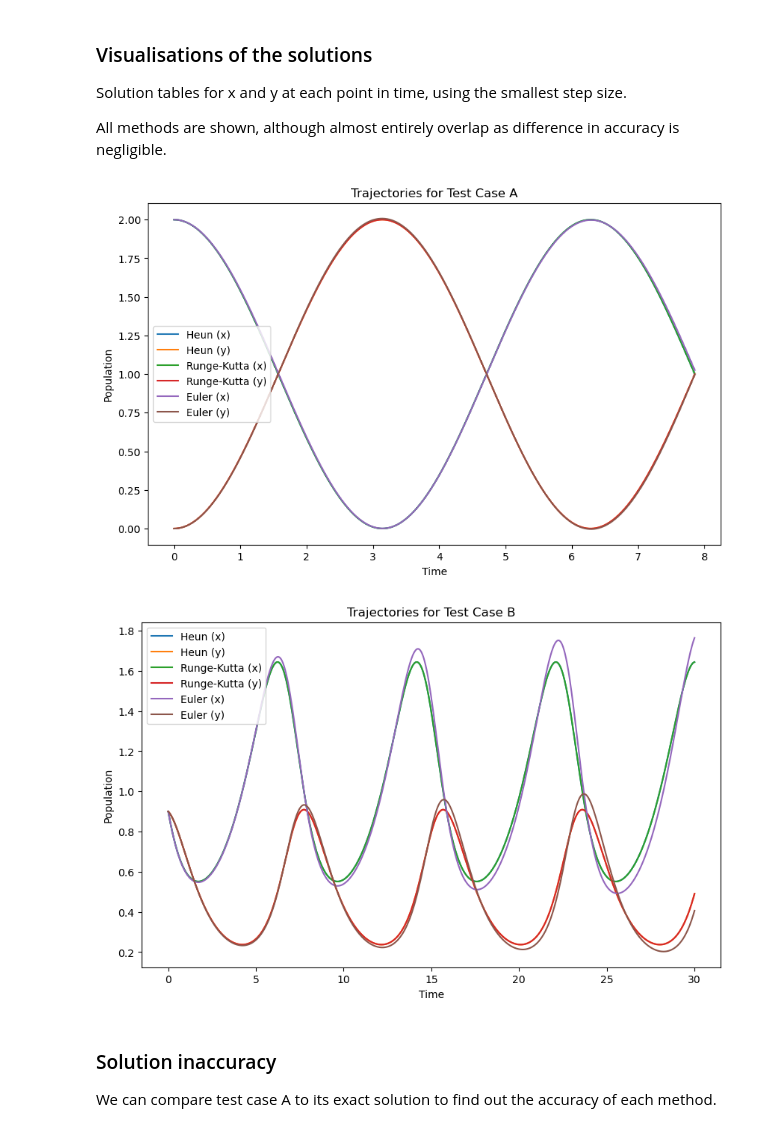
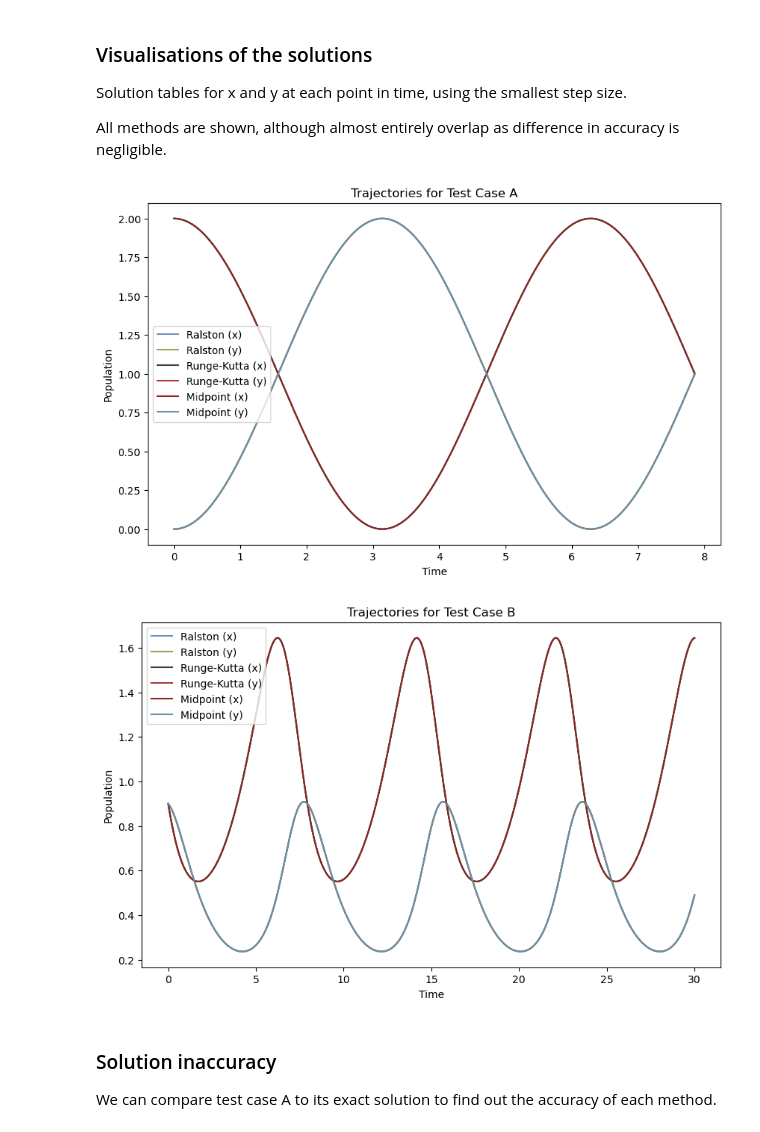
Before and after one commit to samrussell-code/numerical_scwk, a Jupyter notebook: samrussell.ipynb, the cells around one changed output. Drawn from its saved outputs; the diff is of its cells as text; code cells hidden in the pictures.

```diff
--- a/samrussell.ipynb
+++ b/samrussell.ipynb
@@ -162,8 +166,8 @@ for method in methods:
         print(f"dt = T/{dt_factor}, Total Time = {times:.6f} s")
 
         # Convert sol_ref to a NumPy array
-        if method == "Euler":
-            t_ref, sol_ref = euler_method(rhs, u0_A, 0, T_A / dt_factor, T_A)
+        if method == "Midpoint":
+            t_ref, sol_ref = midpoint_method(rhs, u0_A, 0, T_A / dt_factor, T_A)
         else:
             t_ref, sol_ref = solver(rhs, u0_A, 0, T_A / dt_factor, T_A, method)
         sol_ref = np.array(sol_ref)
@@ -186,8 +190,8 @@ for method in methods:
         print(f"dt = T/{dt_factor}, Total Time = {times:.6f} s")
 
         # Convert sol_ref to a NumPy array
-        if method == "Euler":
-            t_ref, sol_ref = euler_method(rhs_B, u0_B, 0, T_B / dt_factor, T_B)
+        if method == "Midpoint":
+            t_ref, sol_ref = midpoint_method(rhs_B, u0_B, 0, T_B / dt_factor, T_B)
         else:
             t_ref, sol_ref = solver(rhs_B, u0_B, 0, T_B / dt_factor, T_B, method)
         sol_ref = np.array(sol_ref)
@@ -225,8 +229,9 @@ Charts to display the efficiency of each method based on how long execution take
 # %%
 # Create line chart for total times for Test Case A
 plt.figure()
-for method in methods:
-    plt.plot(time_steps, total_times_A[method], marker='o', label=f"{method} (Test Case A)")
+colors=['#6C91C2','#373F47','#8C271E']
+for i, method in enumerate(methods):
+    plt.plot(time_steps, total_times_A[method], marker='o', label=f"{method} (Test Case A)", color=colors[i])
 
 plt.title("Calculation Time for Test Case A")
 plt.xlabel("Iterations")
@@ -237,8 +242,8 @@ plt.show()
 
 # Create line chart for total times for Test Case B
 plt.figure()
-for method in methods:
-    plt.plot(time_steps, total_times_B[method], marker='o', label=f"{method} (Test Case B)")
+for i, method in enumerate(methods):
+    plt.plot(time_steps, total_times_B[method], marker='o', label=f"{method} (Test Case B)", color=colors[i])
 
 plt.title("Calculation Time for Test Case B")
 plt.xlabel("Iterations")
@@ -257,40 +262,41 @@ All methods are shown, although almost entirely overlap as difference in accurac
 # %%
 # Plotting trajectories for Test Case A
 plt.figure(figsize=(10, 6))
-for method in methods:
-    if method == "Euler":
-        t, sol = euler_method(rhs, u0_A, 0, T_A / 1600, T_A)
+colors_2=['#90A959','#A63D40','#6494AA']
+for i, method in enumerate(methods):
+    if method == "Midpoint":
+        t, sol = midpoint_method(rhs, u0_A, 0, T_A / 1600, T_A)
     else:
         t, sol = solver(rhs, u0_A, 0, T_A / 1600, T_A, method)
     sol = np.array(sol)
-    plt.plot(t, sol[:, 0], label=f"{method} (x)")
-    plt.plot(t, sol[:, 1], label=f"{method} (y)")
+    plt.plot(t, sol[:, 0], label=f"{method} (x)",color=colors[i])
+    plt.plot(t, sol[:, 1], label=f"{method} (y)",color=colors_2[i])
 
 plt.title("Trajectories for Test Case A")
 plt.xlabel("Time")
 plt.ylabel("Population")
 plt.legend()
 plt.show()
 
 # Plotting trajectories for Test Case B
 plt.figure(figsize=(10, 6))
-for method in methods:
-    if method == "Euler":
-        t, sol = euler_method(rhs_B, u0_B, 0, T_B / 1600, T_B)
+for i, method in enumerate(methods):
+    if method == "Midpoint":
+        t, sol = midpoint_method(rhs_B, u0_B, 0, T_B / 1600, T_B)
     else:
         t, sol = solver(rhs_B, u0_B, 0, T_B / 1600, T_B, method)
     sol = np.array(sol)
-    plt.plot(t, sol[:, 0], label=f"{method} (x)")
-    plt.plot(t, sol[:, 1], label=f"{method} (y)")
+    plt.plot(t, sol[:, 0], label=f"{method} (x)",color=colors[i])
+    plt.plot(t, sol[:, 1], label=f"{method} (y)",color=colors_2[i])
 
 plt.title("Trajectories for Test Case B")
 plt.xlabel("Time")
 plt.ylabel("Population")
 plt.legend()
 plt.show()
 # %% [output]
-[figure, old version]
+[figure, new version]
-[figure, old version]
+[figure, new version]
 # %% [markdown]
 ### Solution inaccuracy
 We can compare test case A to its exact solution to find out the accuracy of each method.
```
Also changed, not shown: parts of 15 cells of this notebook, 1 other file.
